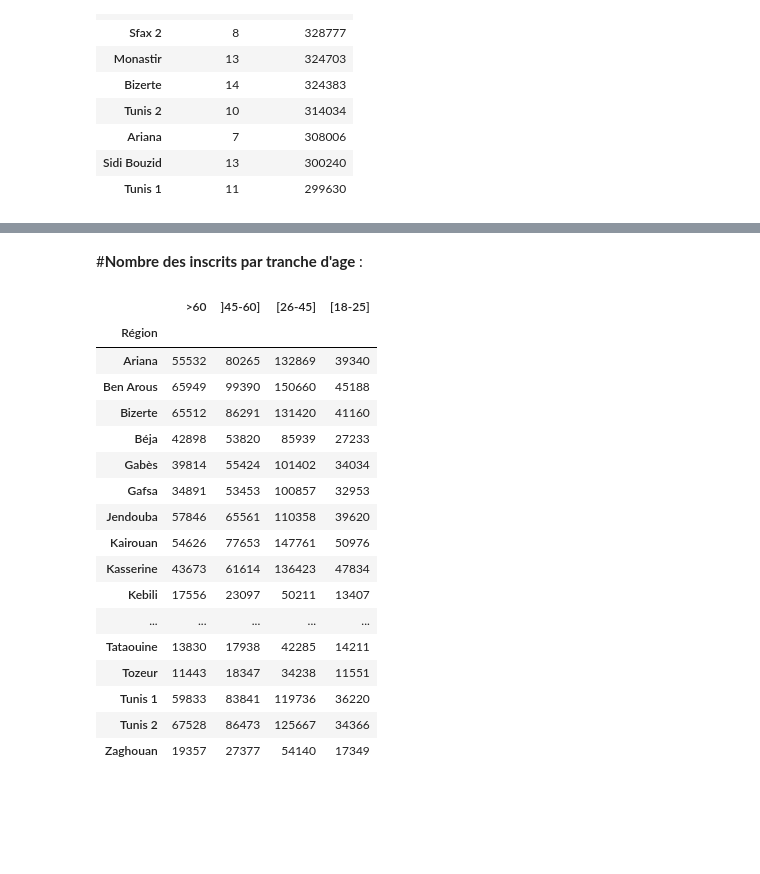
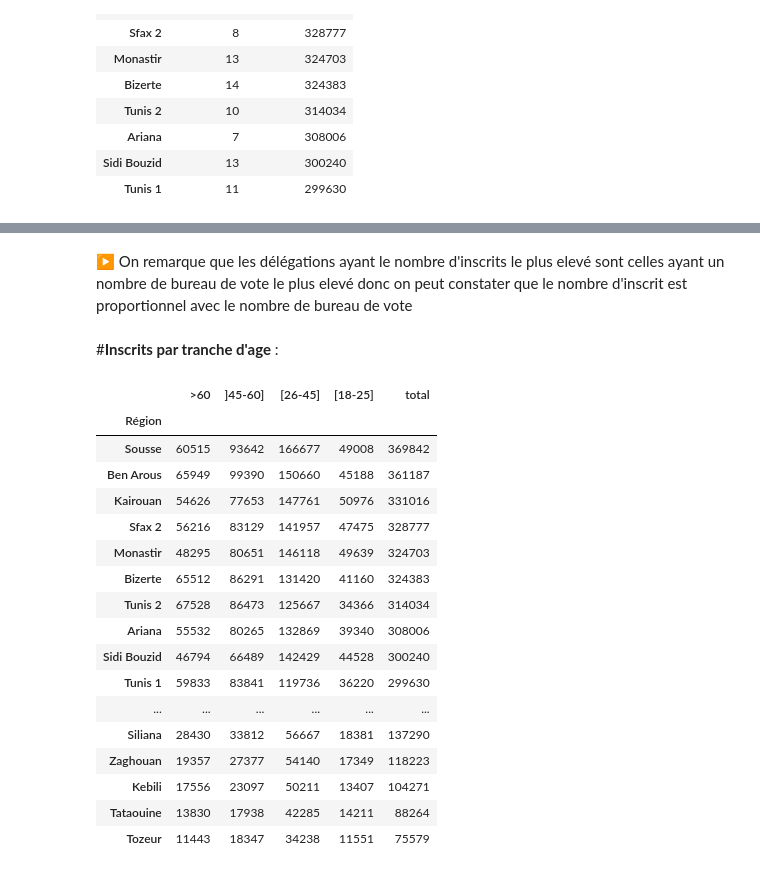
Before and after one commit to SeifAllah-BS/Analyse_Donn-es, a Jupyter notebook: index.ipynb, the cells around one changed output, grey strips where cells are left out. Saved outputs shown, nothing was run; the diff lists cells and outputs as text; code cells hidden in the pictures; blank space fills up the shorter version.

```diff
--- a/index.ipynb
+++ b/index.ipynb
@@ -107,28 +152,31 @@ top10_deleg_insc
+# %% [markdown]
+▶
+On remarque que les délégations ayant le nombre d'inscrits le plus elevé sont celles ayant un nombre de bureau de vote le plus elevé donc on peut constater que le nombre d'inscrit est proportionnel avec le nombre de bureau de vote
 # %% [markdown]
-#**Nombre des inscrits par tranche d'age** :
+#**Inscrits par tranche d'age** :
 # %%
 pls60=isie_sorted.groupby('Région')['>60F'].sum()+df_isie.groupby('Région')['>60H'].sum()
 bet45_60=isie_sorted.groupby('Région')['45-60F'].sum()+df_isie.groupby('Région')['45-60H'].sum()
 bet26_45=isie_sorted.groupby('Région')['26-45F'].sum()+df_isie.groupby('Région')['26-45H'].sum()
 bet18_25=isie_sorted.groupby('Région')['18-25F'].sum()+df_isie.groupby('Région')['18-25H'].sum()
-df_age = pd.DataFrame({">60": pls60,"]45-60]": bet45_60,"[26-45]": bet26_45,"[18-25]":bet18_25})
-df_age
+df_age = pd.DataFrame({">60": pls60,"]45-60]": bet45_60,"[26-45]": bet26_45,"[18-25]":bet18_25,"total":inscrits_reg})
+df_age.sort_values(by="total",ascending=False )
 # %% [output]
-|  | >60 | ]45-60] | [26-45] | [18-25] |
-| Région |  |  |  |  |
-| Ariana | 55532 | 80265 | 132869 | 39340 |
-| Ben Arous | 65949 | 99390 | 150660 | 45188 |
-| Bizerte | 65512 | 86291 | 131420 | 41160 |
-| Béja | 42898 | 53820 | 85939 | 27233 |
-| Gabès | 39814 | 55424 | 101402 | 34034 |
-| Gafsa | 34891 | 53453 | 100857 | 32953 |
-| Jendouba | 57846 | 65561 | 110358 | 39620 |
-| Kairouan | 54626 | 77653 | 147761 | 50976 |
-| Kasserine | 43673 | 61614 | 136423 | 47834 |
-| Kebili | 17556 | 23097 | 50211 | 13407 |
-| ... | ... | ... | ... | ... |
-| Tataouine | 13830 | 17938 | 42285 | 14211 |
-| Tozeur | 11443 | 18347 | 34238 | 11551 |
-| Tunis 1 | 59833 | 83841 | 119736 | 36220 |
-| Tunis 2 | 67528 | 86473 | 125667 | 34366 |
-| Zaghouan | 19357 | 27377 | 54140 | 17349 |
+|  | >60 | ]45-60] | [26-45] | [18-25] | total |
+| Région |  |  |  |  |  |
+| Sousse | 60515 | 93642 | 166677 | 49008 | 369842 |
+| Ben Arous | 65949 | 99390 | 150660 | 45188 | 361187 |
+| Kairouan | 54626 | 77653 | 147761 | 50976 | 331016 |
+| Sfax 2 | 56216 | 83129 | 141957 | 47475 | 328777 |
+| Monastir | 48295 | 80651 | 146118 | 49639 | 324703 |
+| Bizerte | 65512 | 86291 | 131420 | 41160 | 324383 |
+| Tunis 2 | 67528 | 86473 | 125667 | 34366 | 314034 |
+| Ariana | 55532 | 80265 | 132869 | 39340 | 308006 |
+| Sidi Bouzid | 46794 | 66489 | 142429 | 44528 | 300240 |
+| Tunis 1 | 59833 | 83841 | 119736 | 36220 | 299630 |
+| ... | ... | ... | ... | ... | ... |
+| Siliana | 28430 | 33812 | 56667 | 18381 | 137290 |
+| Zaghouan | 19357 | 27377 | 54140 | 17349 | 118223 |
+| Kebili | 17556 | 23097 | 50211 | 13407 | 104271 |
+| Tataouine | 13830 | 17938 | 42285 | 14211 | 88264 |
+| Tozeur | 11443 | 18347 | 34238 | 11551 | 75579 |
```
Also changed, not shown: parts of 23 cells of this notebook.
